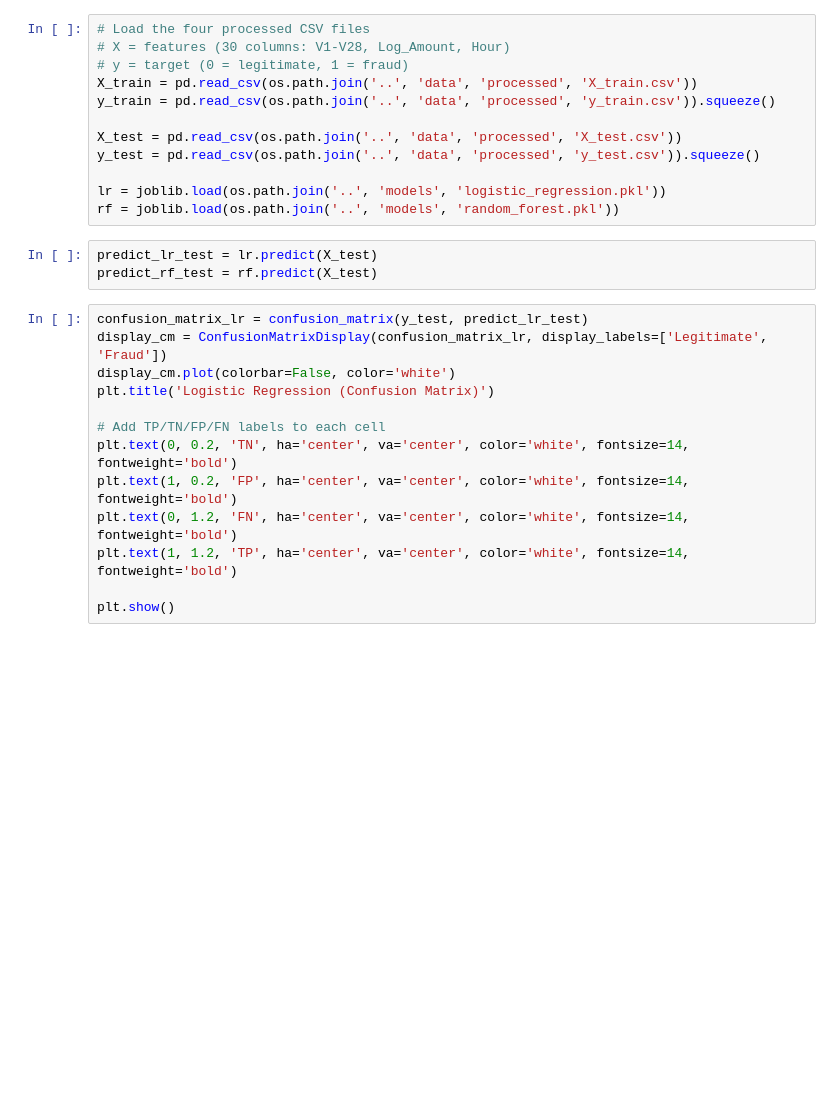
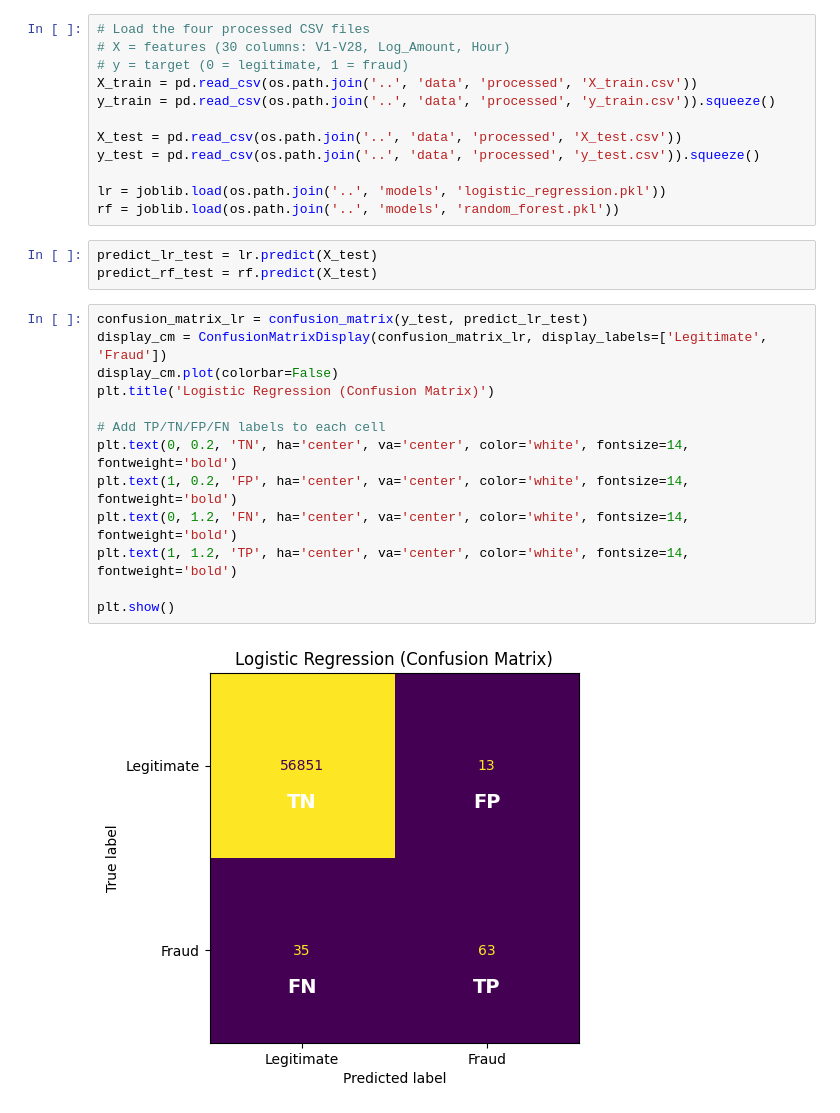
Before and after one commit to A04-BB/Credit-Card-Fraud-Project, a Jupyter notebook: notebooks/Thershold_Evaluations.ipynb, the cells around one changed output. Drawn from its saved outputs; the diff is of its cells as text; blank space fills up the shorter version.

```diff
--- a/notebooks/Thershold_Evaluations.ipynb
+++ b/notebooks/Thershold_Evaluations.ipynb
@@ -28,16 +28,18 @@ predict_rf_test = rf.predict(X_test)
 # %%
 confusion_matrix_lr = confusion_matrix(y_test, predict_lr_test)
 display_cm = ConfusionMatrixDisplay(confusion_matrix_lr, display_labels=['Legitimate', 'Fraud'])
-display_cm.plot(colorbar=False, color='white')
+display_cm.plot(colorbar=False)
 plt.title('Logistic Regression (Confusion Matrix)')
 
 # Add TP/TN/FP/FN labels to each cell
 plt.text(0, 0.2, 'TN', ha='center', va='center', color='white', fontsize=14, fontweight='bold')
 plt.text(1, 0.2, 'FP', ha='center', va='center', color='white', fontsize=14, fontweight='bold')
 plt.text(0, 1.2, 'FN', ha='center', va='center', color='white', fontsize=14, fontweight='bold')
 plt.text(1, 1.2, 'TP', ha='center', va='center', color='white', fontsize=14, fontweight='bold')
 
 plt.show()
+# %% [output]
+[figure, added]
 # %%
 confusion_matrix_rf = confusion_matrix(y_test, predict_rf_test)
 display_cm = ConfusionMatrixDisplay(confusion_matrix_rf, display_labels=['Legitimate', 'Fraud'])
```
Also changed, not shown: parts of 6 cells of this notebook.
